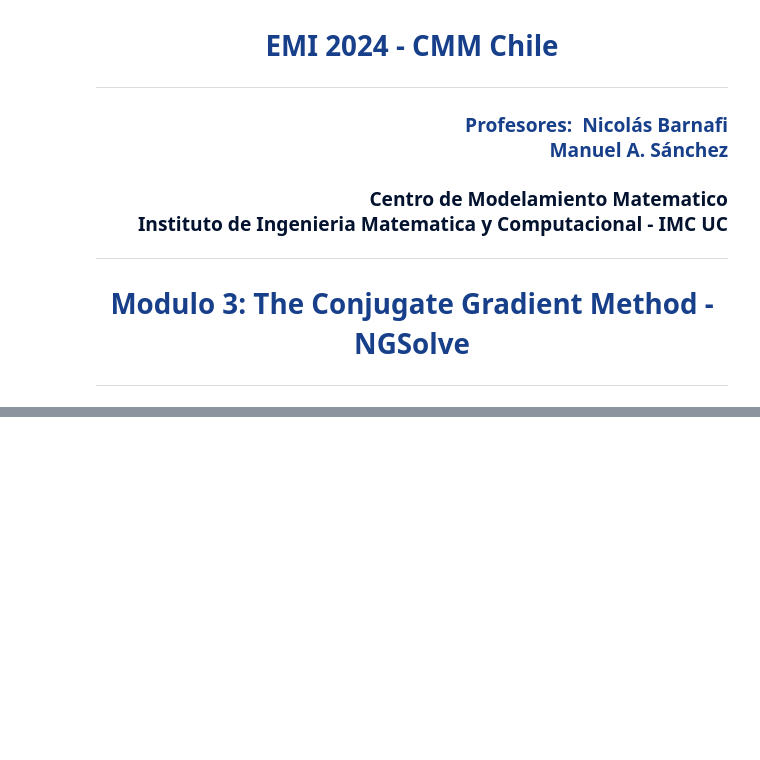
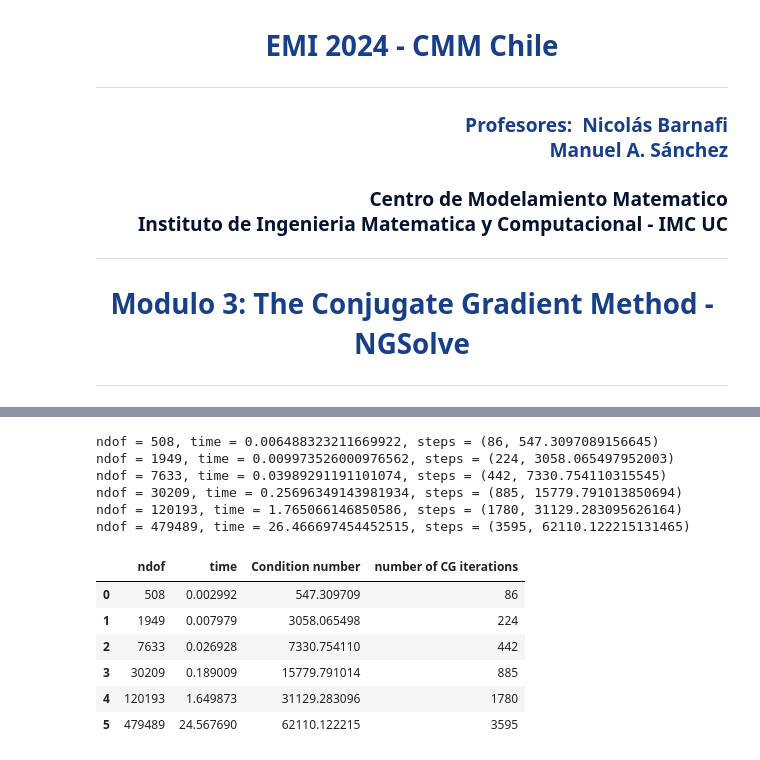
Before and after one commit to ManuelSanchezUribe/EMI2024, a Jupyter notebook: notebooks/03_Modulo/03_Modulo_04_Conjugate_Gradient_NGsolve.ipynb, the cells around one changed output, grey strips where cells are left out. Saved outputs shown, nothing was run; the diff lists cells and outputs as text; code cells hidden in the pictures; blank space fills up the shorter version.

```diff
--- a/notebooks/03_Modulo/03_Modulo_04_Conjugate_Gradient_NGsolve.ipynb
+++ b/notebooks/03_Modulo/03_Modulo_04_Conjugate_Gradient_NGsolve.ipynb
@@ -22,0 +400,22 @@ gris oscuro: #707070
+# %%
+_, _, steps = SolvePoissonIterativeCG_levels(h=paramt2['h0'], levels=paramt2['levels'], condense=False, compute_condnum=True)
+ndofs = [steps[j][0] for j in range(len(steps))]
+nsteps = [steps[j][1][0] for j in range(len(steps))]
+kappas = [steps[j][1][1] for j in range(len(steps))]
+import pandas as pd
+tab = pd.DataFrame({'ndof':ndofs, 'time':np.asarray(time_cg)[:,1], 'Condition number':kappas, 'number of CG iterations': nsteps})
+tab
+# %% [output]
+ndof = 508, time = 0.006488323211669922, steps = (86, 547.3097089156645)
+ndof = 1949, time = 0.009973526000976562, steps = (224, 3058.065497952003)
+ndof = 7633, time = 0.03989291191101074, steps = (442, 7330.754110315545)
+ndof = 30209, time = 0.25696349143981934, steps = (885, 15779.791013850694)
+ndof = 120193, time = 1.765066146850586, steps = (1780, 31129.283095626164)
+ndof = 479489, time = 26.466697454452515, steps = (3595, 62110.122215131465)
+|  | ndof | time | Condition number | number of CG iterations |
+| 0 | 508 | 0.002992 | 547.309709 | 86 |
+| 1 | 1949 | 0.007979 | 3058.065498 | 224 |
+| 2 | 7633 | 0.026928 | 7330.754110 | 442 |
+| 3 | 30209 | 0.189009 | 15779.791014 | 885 |
+| 4 | 120193 | 1.649873 | 31129.283096 | 1780 |
+| 5 | 479489 | 24.567690 | 62110.122215 | 3595 |
```
Also changed, not shown: parts of 33 cells of this notebook, 4 other files.
